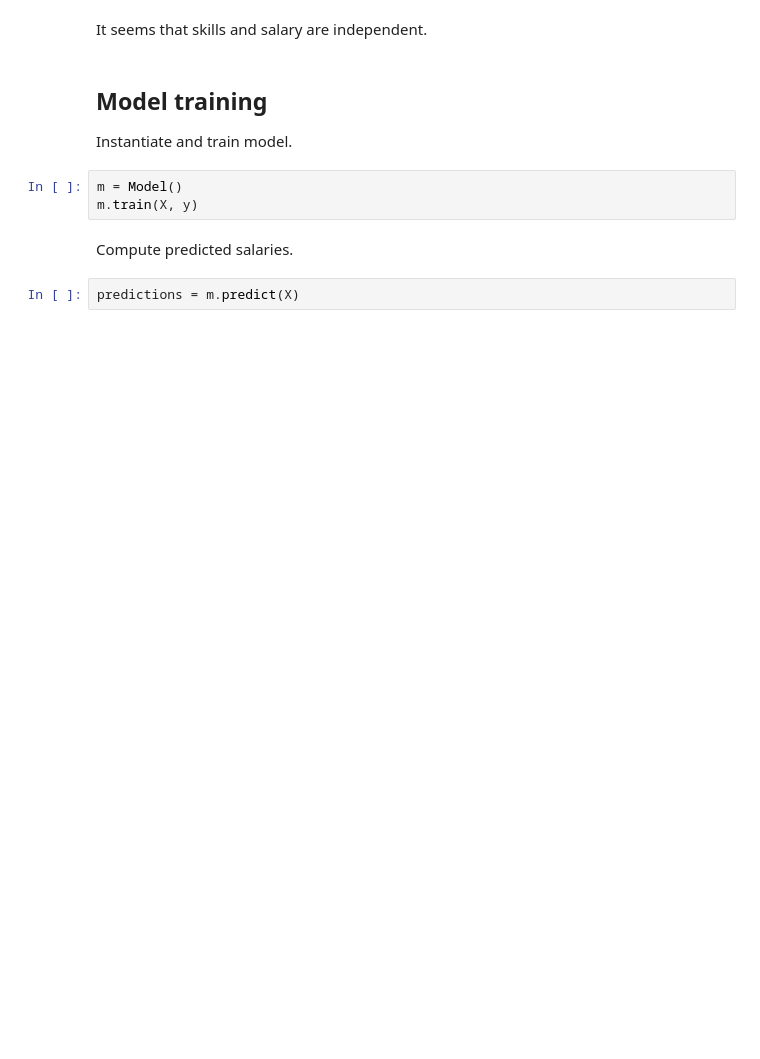
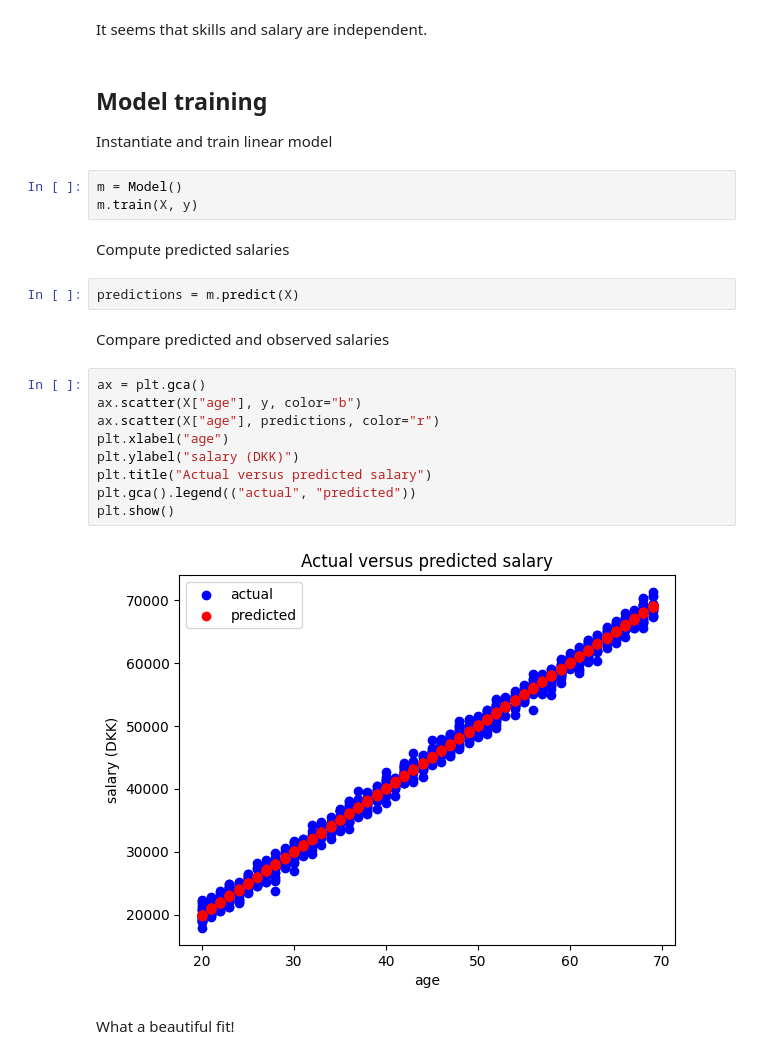
Before and after one commit to smaakage85/product, a Jupyter notebook: notebooks/model_demo.ipynb, the cells around one changed output. Cells and saved outputs as stored; diff of their text form; blank space fills up the shorter version.

```diff
--- a/notebooks/model_demo.ipynb
+++ b/notebooks/model_demo.ipynb
@@ -42,11 +42,26 @@ plt.show()
 It seems that skills and salary are independent.
 # %% [markdown]
 ## Model training
-Instantiate and train model.
+Instantiate and train linear model
 # %%
 m = Model()
 m.train(X, y)
 # %% [markdown]
-Compute predicted salaries.
+Compute predicted salaries
 # %%
 predictions = m.predict(X)
+# %% [markdown]
+Compare predicted and observed salaries
+# %%
+ax = plt.gca()
+ax.scatter(X["age"], y, color="b")
+ax.scatter(X["age"], predictions, color="r")
+plt.xlabel("age")
+plt.ylabel("salary (DKK)")
+plt.title("Actual versus predicted salary")
+plt.gca().legend(("actual", "predicted"))
+plt.show()
+# %% [output]
+[figure, added]
+# %% [markdown]
+What a beautiful fit!
```
Also changed, not shown: parts of 3 cells of this notebook.
